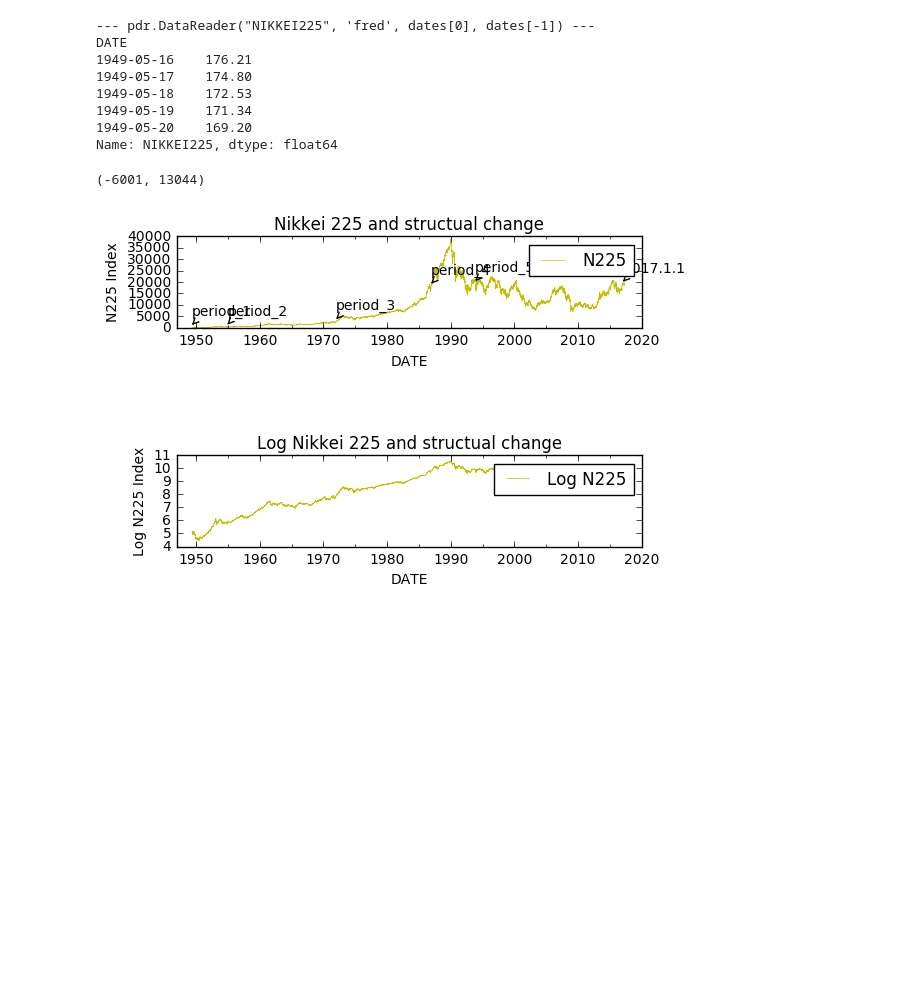
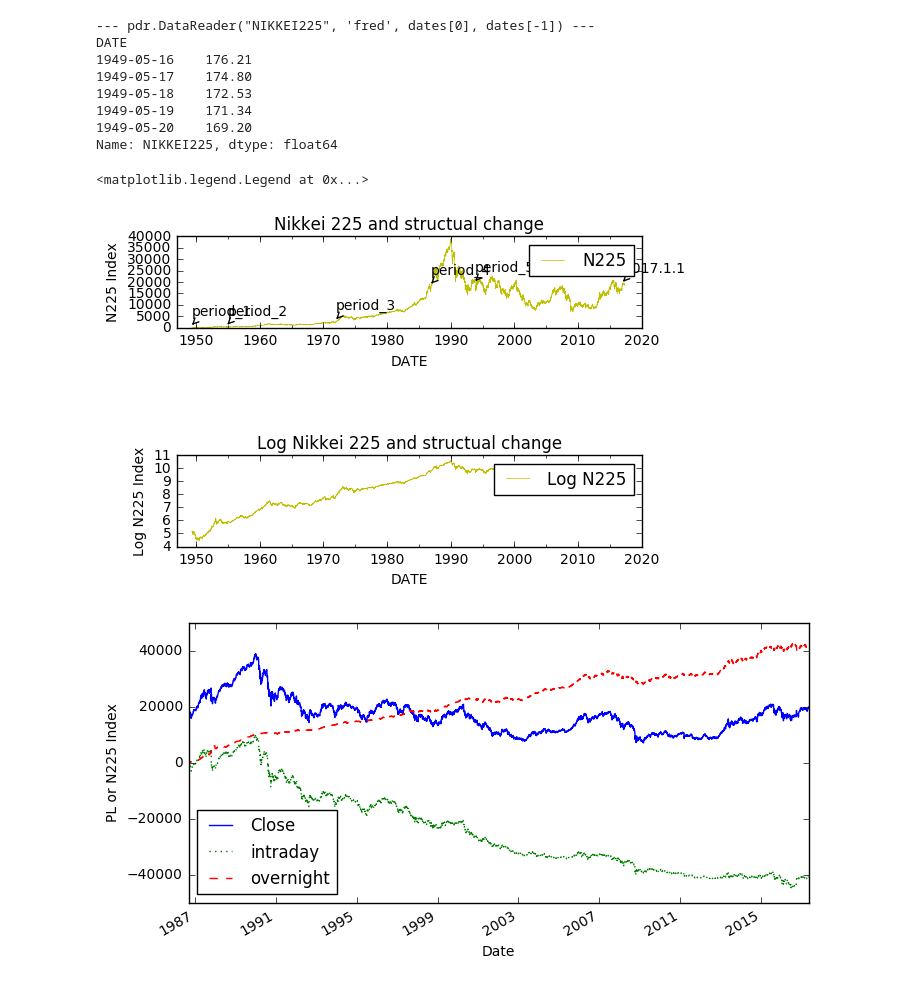
Before and after one commit to okagen/pyStudy, a Jupyter notebook: step08_@Logarithmic_Price.ipynb, the cells around one changed output. Drawn from its saved outputs; the diff is of its cells as text; code cells hidden in the pictures; blank space fills up the shorter version.

```diff
--- a/step08_@Logarithmic_Price.ipynb
+++ b/step08_@Logarithmic_Price.ipynb
@@ -65,34 +65,54 @@ ax2=fig.add_subplot(3,1,3)
 # nympyのlogを使って対数を取得
 ln_n225=np.log(n225)
 
 # チャートを描画
 ln_n225.plot(ax=ax2, style='y-',linewidth=0.5, label='Log N225')
 ax2.legend()
 
 # 現在アクィブナサブプロットに対して、タイトルを設定
 plt.ylabel('Log N225 Index')
 plt.title("Log Nikkei 225 and structual change")
 
 # X軸の範囲を指定
 ax2.set_xlim(['1947/1/1','2020/1/1'])
 
-# 循環期とその始点のタプルの配列でｘ軸を区切る
+# 循環期とその始点のタプルの配列でｘ軸を区切る （結果がおかしくなるのでコメントアウト）
 #for date, label in struct_break:
 #    ax2.annotate(label,
-#        xy=(date, n225.asof(date)+1000),    # annotateを指定する座標 asof(date)で指定日のデータを取得
-#        xytext=(date, n225.asof(date)+10000),    # annotateの文字の表示座標
+#        xy=(date, n225.asof(date)),    # annotateを指定する座標 asof(date)で指定日のデータを取得
+#        xytext=(date, n225.asof(date)-0.5),    # annotateの文字の表示座標
 #        horizontalalignment='left',
 #        verticalalignment='top',
 #        arrowprops=dict(arrowstyle="->", connectionstyle="arc3,rad=.2")    # 矢印
 #    )
+
+end = "2017/5/10"
+plt.figure(figsize=(8,4))
+analysis= pdr.DataReader("^N225", 'yahoo',"1986/9/3",end)
+analysis['intraday']=0#None
+analysis['overnight']=0#None
+c0=analysis.Close.iloc[0]
+for i in range(1,len(analysis)):
+    o=analysis.iloc[i,0]#列0
+    c=analysis.iloc[i,3]#列3
+    analysis.iloc[i,6]=c-o#列6　Intraday
+    analysis.iloc[i,7]=o-c0#列７ overnight
+    c0=c
+analysis.Close.plot(label='Close',linewidth=1)
+analysis.intraday.cumsum().plot(label="intraday",linestyle=":")
+analysis.overnight.cumsum().plot(label="overnight",linestyle='--',linewidth=1)
+plt.legend()
+plt.ylabel('PL or N225 Index')
+plt.legend(loc='lower left')
 # %% [output]
 --- pdr.DataReader("NIKKEI225", 'fred', dates[0], dates[-1]) ---
 DATE
 1949-05-16    176.21
 1949-05-17    174.80
 1949-05-18    172.53
 1949-05-19    171.34
 1949-05-20    169.20
 Name: NIKKEI225, dtype: float64
-(-6001, 13044)
+<matplotlib.legend.Legend at 0x...>
 [figure]
+[figure, added]
```
Also changed, not shown: 7 other files.
